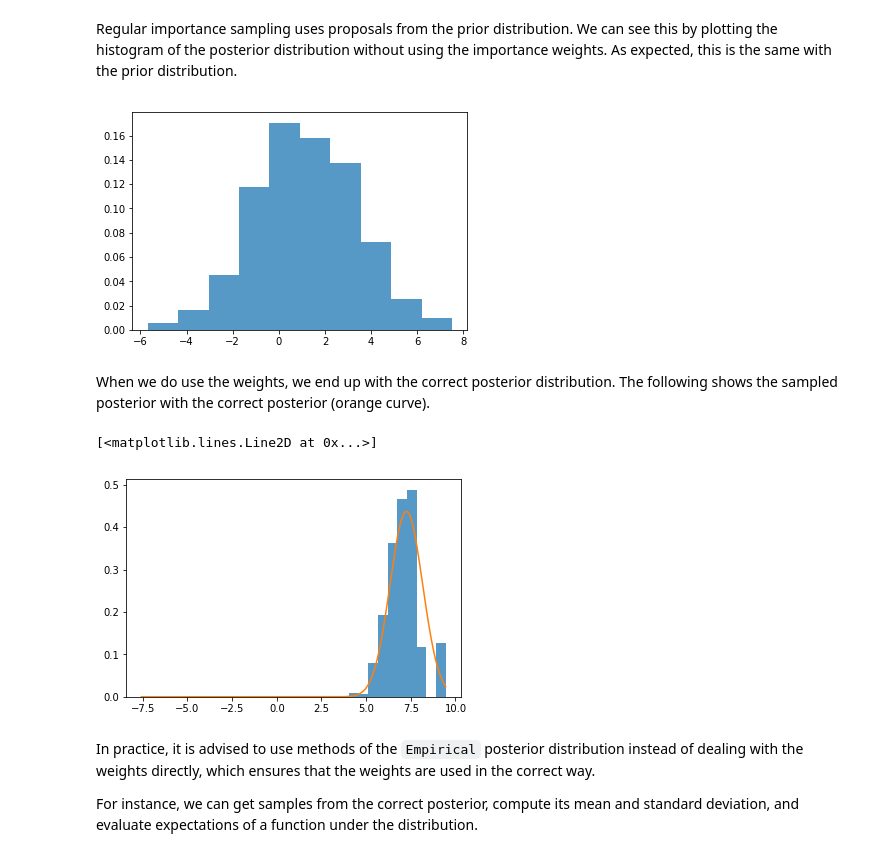
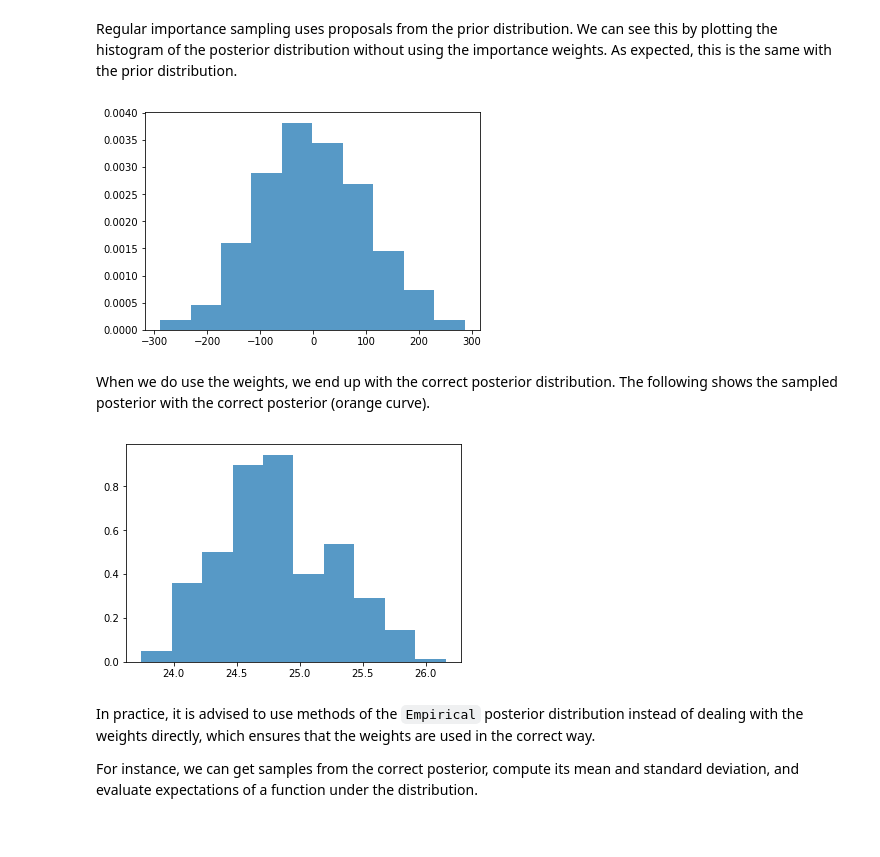
Before and after one commit to pyprob/pyprob, a Jupyter notebook: examples/gaussian_with_unknown_mean.ipynb, the cells around one changed output. Saved outputs shown, nothing was run; the diff lists cells and outputs as text; code cells hidden in the pictures.

```diff
--- a/examples/gaussian_with_unknown_mean.ipynb
+++ b/examples/gaussian_with_unknown_mean.ipynb
@@ -20,7 +20,7 @@ The `forward` function can have any number and type of arguments as needed.
 # http://www.robots.ox.ac.uk/~fwood/assets/pdf/Wood-AISTATS-2014.pdf
 
 class GaussianWithUnknownMean(Model):
-    def __init__(self, prior_mean=1, prior_stddev=math.sqrt(5), likelihood_stddev=math.sqrt(2)):
+    def __init__(self, prior_mean=1, prior_stddev=100, likelihood_stddev=math.sqrt(2)):
         self.prior_mean = prior_mean
         self.prior_stddev = prior_stddev
         self.likelihood_stddev = likelihood_stddev
@@ -71,5 +71,5 @@ Variable containing:
 
 For a given set of observations, we can get samples from the posterior distribution.
 # %%
-posterior_dist = model.posterior_distribution(traces=5000, observation=[8,9])
+posterior_dist = model.posterior_distribution(traces=5000, observation=[20,23,26,19,31,26,28,24,20,26,27,29])
 # %% [output]
@@ -80,16 +80,15 @@ Regular importance sampling uses proposals from the prior distribution. We can s
 posterior_dist_unweighted = posterior_dist.unweighted()
 n, bins, patches = plt.hist([float(posterior_dist_unweighted.sample()) for i in range(1000)], normed=1, alpha=0.75)
 # %% [output]
-[figure, old version]
+[figure, new version]
 # %% [markdown]
 When we do use the weights, we end up with the correct posterior distribution. The following shows the sampled posterior with the correct posterior (orange curve).
 # %%
 n, bins, patches = plt.hist([float(posterior_dist.sample()) for i in range(1000)], normed=1, alpha=0.75)
-x = np.linspace(min(posterior_dist.values_numpy),max(posterior_dist.values_numpy),400)
-plt.plot(x, np.vectorize(correct_posterior)(x))
+#x = np.linspace(min(posterior_dist.values_numpy),max(posterior_dist.values_numpy),400)
+#plt.plot(x, np.vectorize(correct_posterior)(x))
 # %% [output]
-[<matplotlib.lines.Line2D at 0x...>]
-[figure, old version]
+[figure, new version]
 # %% [markdown]
 In practice, it is advised to use methods of the `Empirical` posterior distribution instead of dealing with the weights directly, which ensures that the weights are used in the correct way.
 
```
Also changed, not shown: parts of 3 cells of this notebook, 7 other files.
